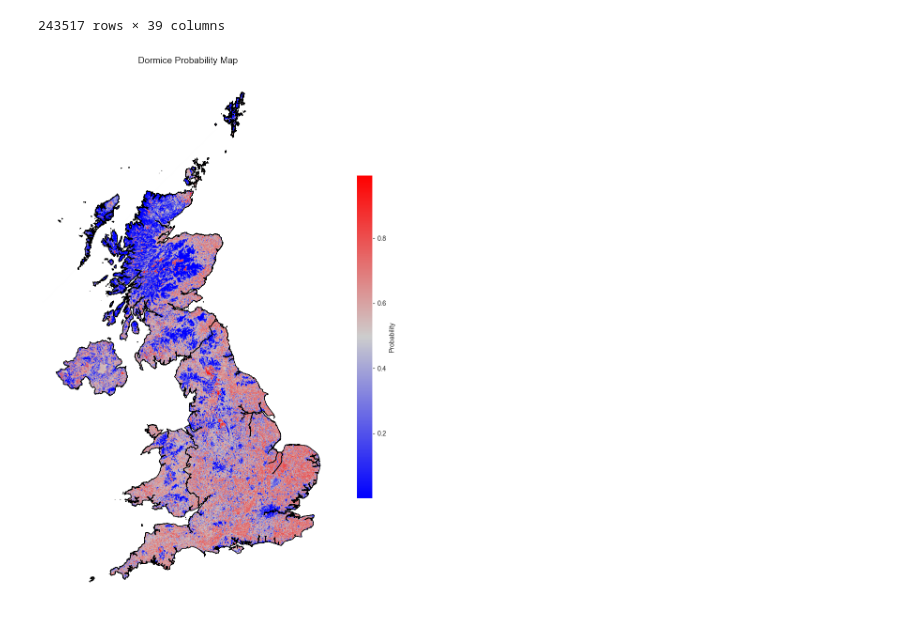
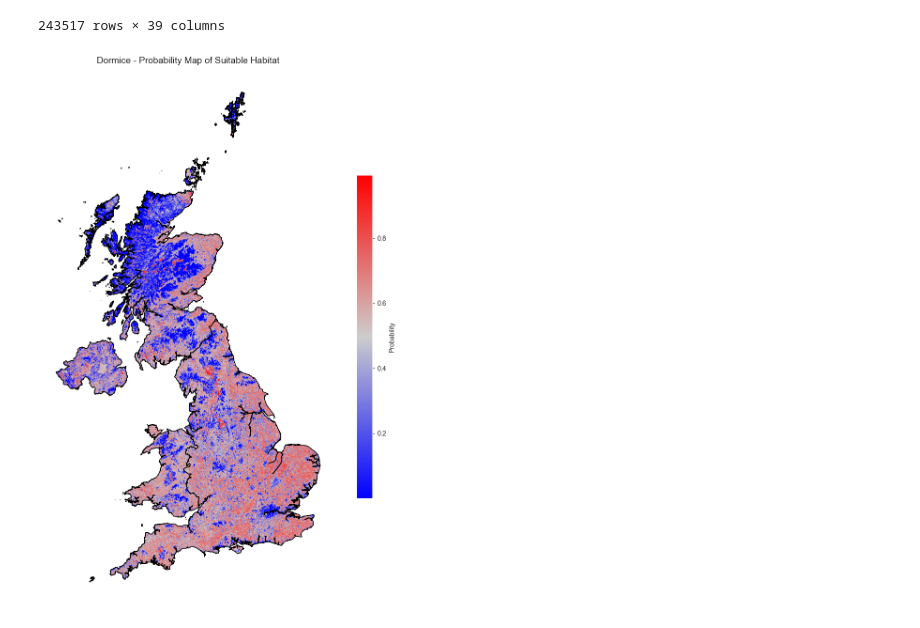
Before and after one commit to arzaan789/Species-Distribution-Modeling, a Jupyter notebook: dormice_inference.ipynb, the cells around one changed output. Cells and saved outputs as stored; diff of their text form; code cells hidden in the pictures.

```diff
--- a/dormice_inference.ipynb
+++ b/dormice_inference.ipynb
@@ -350,35 +350,35 @@ cmap = mcolors.LinearSegmentedColormap.from_list(
     "custom",
     ["blue",
      # "#7072EE",
      # "#00CDFF",
      "#CDCDCD",
      # "#FF00FE",
      # "#FC79f6",
      "red"]
 )
 norm = mcolors.Normalize(vmin=np.nanmin(zi_masked), vmax=np.nanmax(zi_masked))
 
 # Plot
 fig, ax = plt.subplots(figsize=(10, 12))
 img = ax.imshow(
     zi_masked,
     origin='lower',
     extent=(xi.min(), xi.max(), yi.min(), yi.max()),
     cmap=cmap,
     norm=norm
 )
 
 # Overlay UK boundaries
 uk_countries.boundary.plot(ax=ax, color='black', linewidth=1)
 
 # Colorbar
 cbar = plt.colorbar(img, ax=ax, shrink=0.6, label='Probability')
-ax.set_title('Dormice Probability Map', fontsize=14)
+ax.set_title('Dormice - Probability Map of Suitable Habitat', fontsize=14)
 ax.set_axis_off()
 plt.tight_layout()
 plt.show()
 # %% [output]
-[figure, old version]
+[figure, new version]
 # %%
 #save the image
 fig.savefig("dormice_probability_map.png", dpi=300, bbox_inches='tight')
```
Also changed, not shown: 10 other files.
